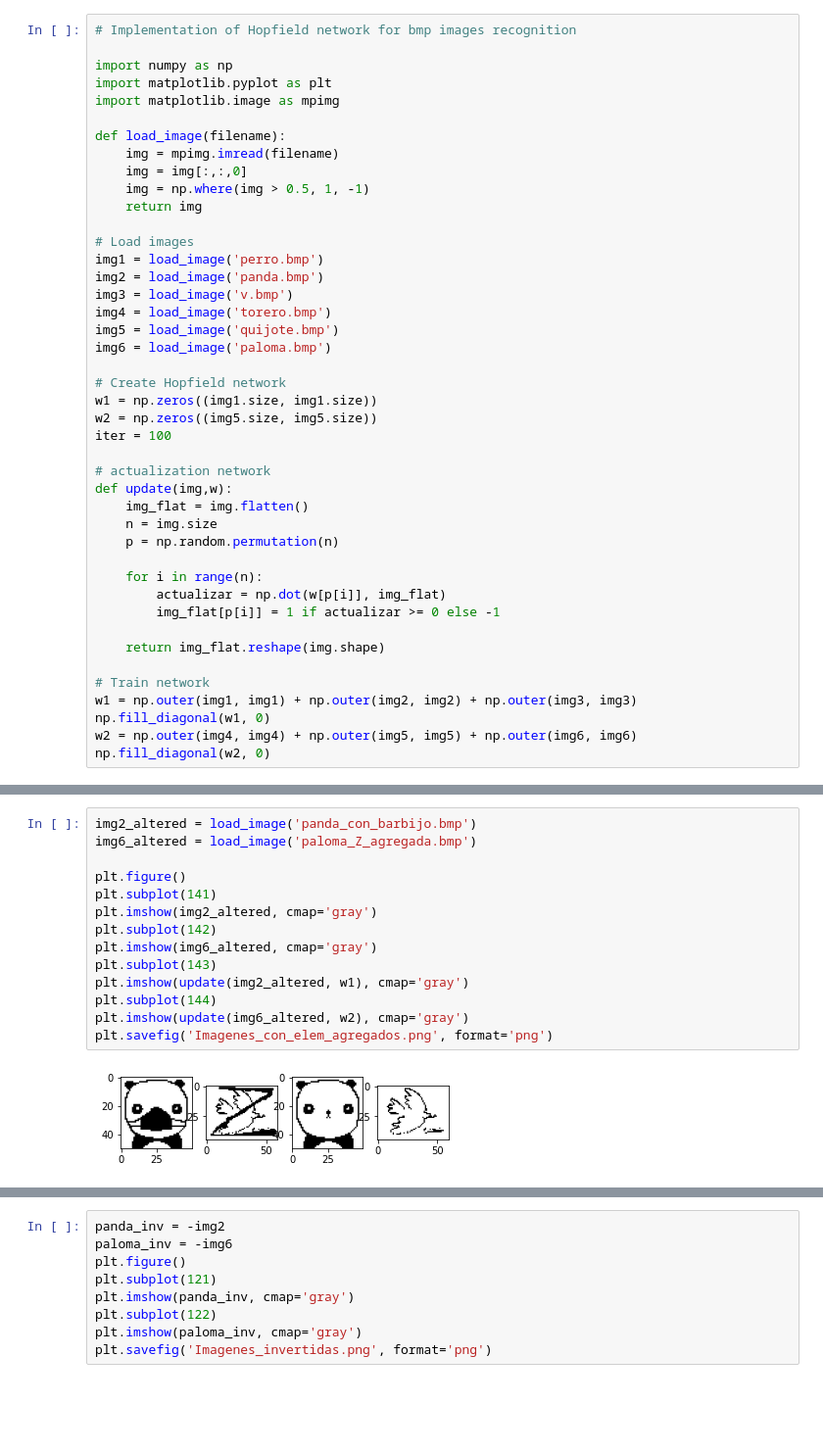
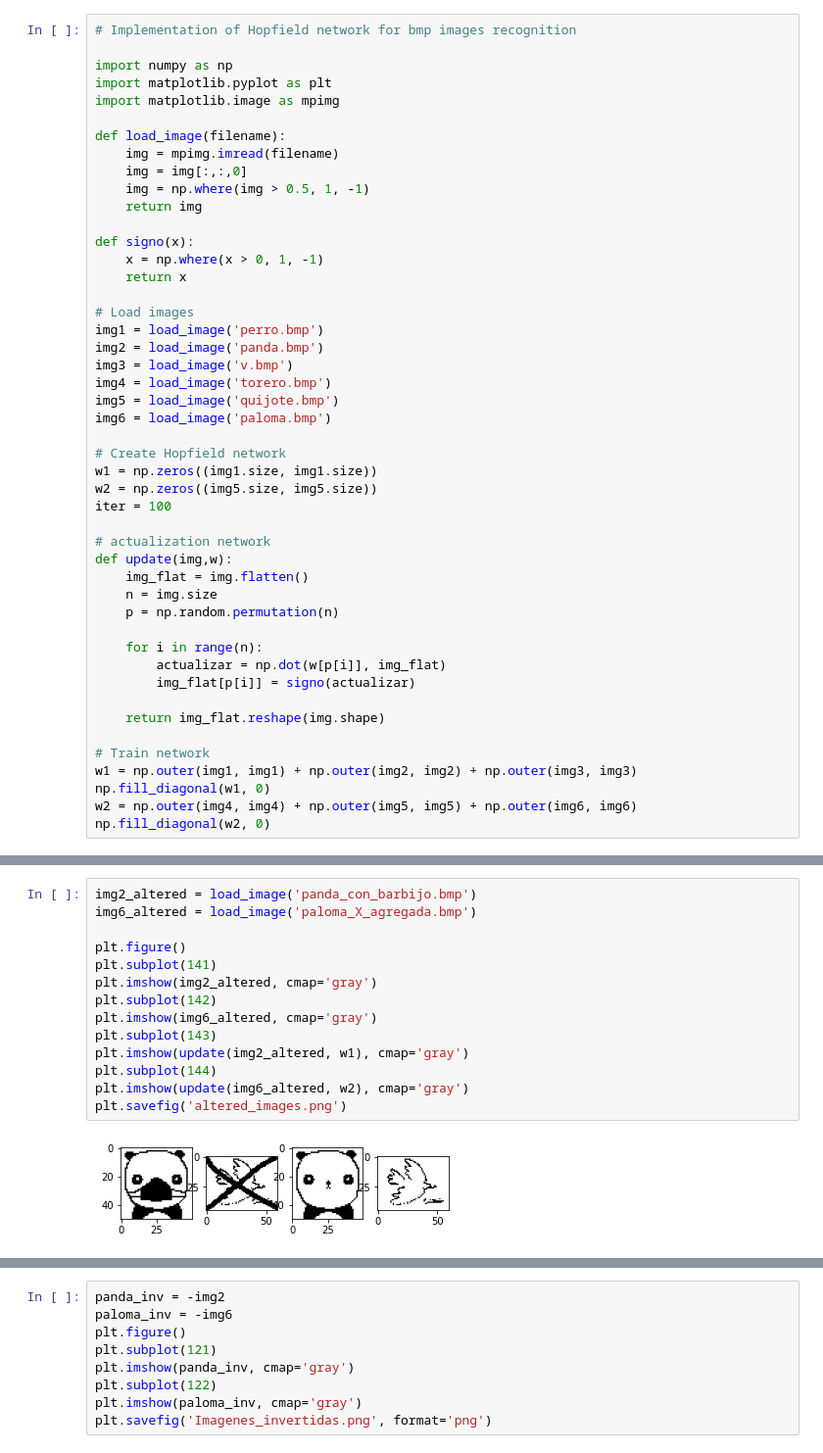
Before and after one commit to djorgeext/Redes-neuronales, a Jupyter notebook: TP2/Ejercicio_1/hopfield_2.ipynb, the cells around one changed output, grey strips where cells are left out. Shown at 98% size. Saved outputs shown, nothing was run; the diff lists cells and outputs as text; blank space fills up the shorter version.

```diff
--- a/TP2/Ejercicio_1/hopfield_2.ipynb
+++ b/TP2/Ejercicio_1/hopfield_2.ipynb
@@ -10,6 +10,10 @@ def load_image(filename):
     img = img[:,:,0]
     img = np.where(img > 0.5, 1, -1)
     return img
+
+def signo(x):
+    x = np.where(x > 0, 1, -1)
+    return x
 
 # Load images
 img1 = load_image('perro.bmp')
@@ -32,7 +36,7 @@ def update(img,w):
 
     for i in range(n):
         actualizar = np.dot(w[p[i]], img_flat)
-        img_flat[p[i]] = 1 if actualizar >= 0 else -1
+        img_flat[p[i]] = signo(actualizar)
 
     return img_flat.reshape(img.shape)
 
@@ -106,19 +110,19 @@ plt.imshow(img6_clean, cmap='gray')
 [figure]
 # %%
 img2_altered = load_image('panda_con_barbijo.bmp')
-img6_altered = load_image('paloma_Z_agregada.bmp')
+img6_altered = load_image('paloma_X_agregada.bmp')
 
 plt.figure()
 plt.subplot(141)
 plt.imshow(img2_altered, cmap='gray')
 plt.subplot(142)
 plt.imshow(img6_altered, cmap='gray')
 plt.subplot(143)
 plt.imshow(update(img2_altered, w1), cmap='gray')
 plt.subplot(144)
 plt.imshow(update(img6_altered, w2), cmap='gray')
-plt.savefig('Imagenes_con_elem_agregados.png', format='png')
+plt.savefig('altered_images.png')
 # %% [output]
-[figure, old version]
+[figure, new version]
 # %%
 img3_altered = load_image('v_sin_nombre.bmp')
```
Also changed, not shown: parts of 5 cells of this notebook, 15 other files.
